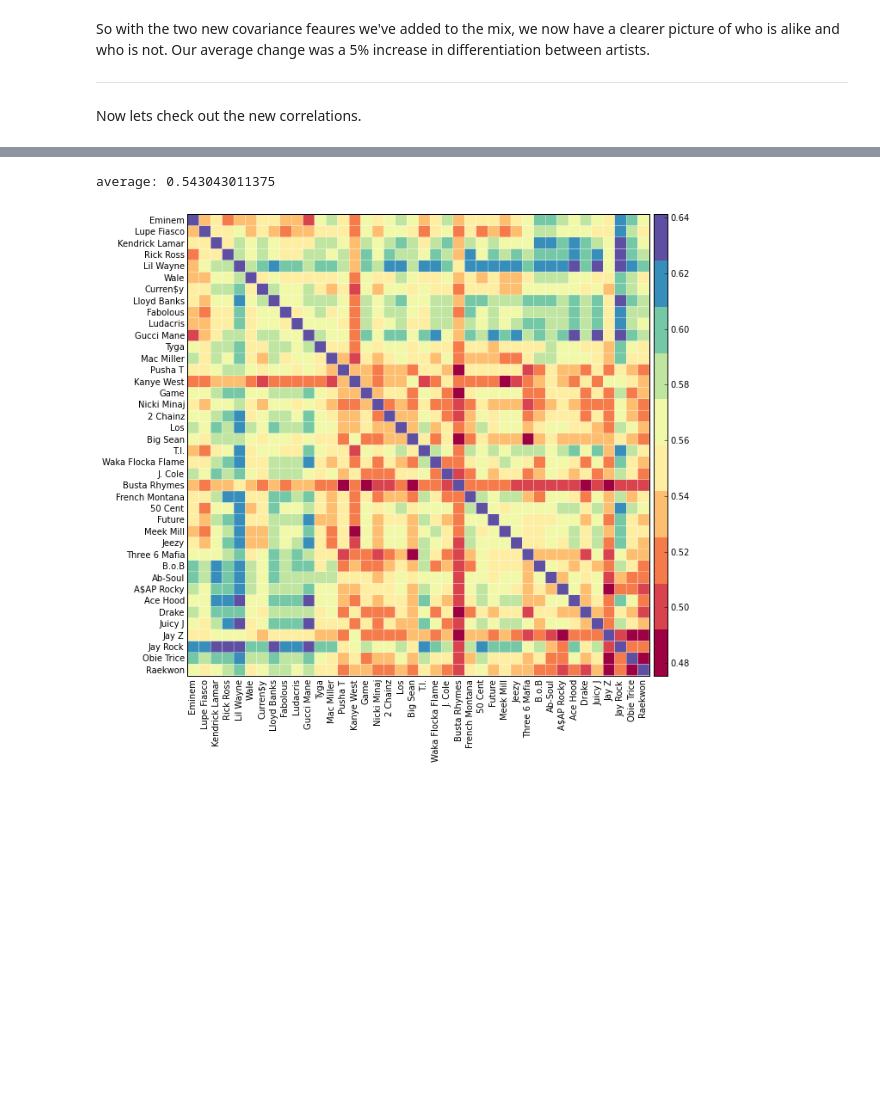
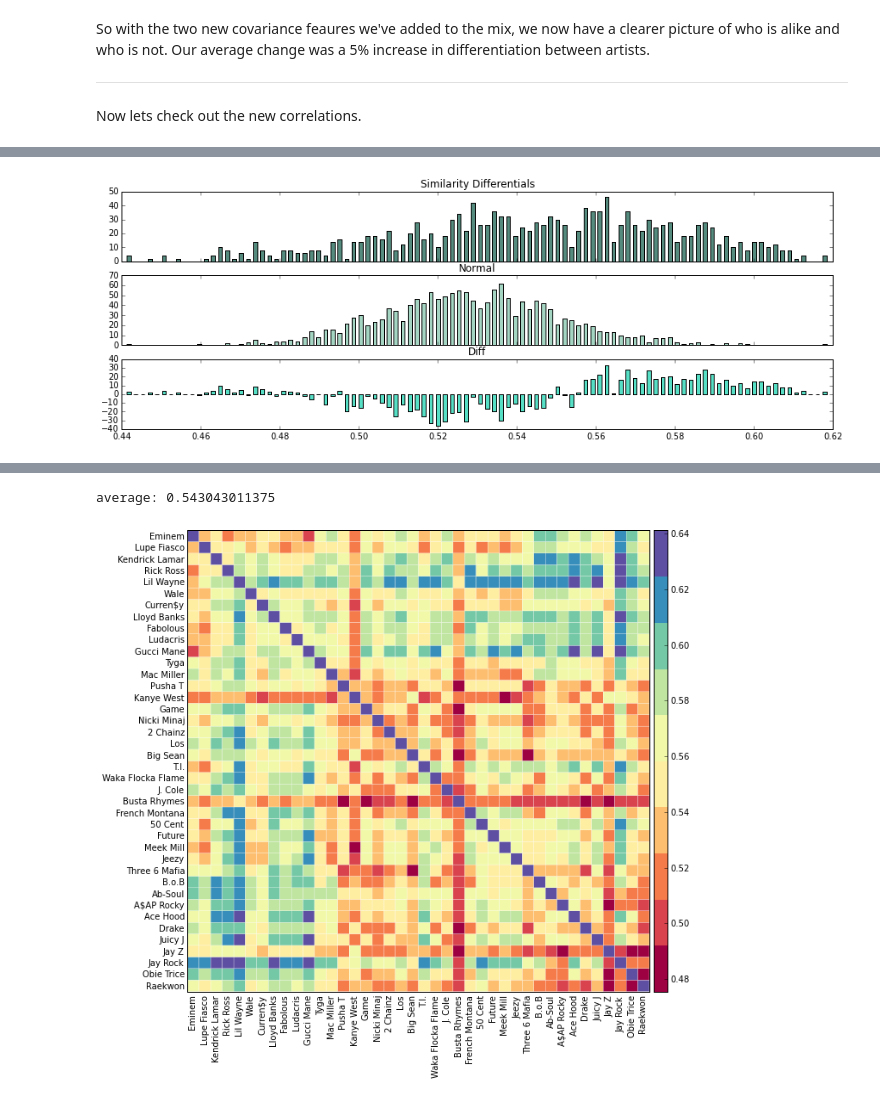
Before and after one commit to baronvonbadguy/genius-scraper, a Jupyter notebook: Exploration.ipynb, the cells around one changed output, grey strips where cells are left out. Cells and saved outputs as stored; diff of their text form; code cells hidden in the pictures; blank space fills up the shorter version.

```diff
--- a/Exploration.ipynb
+++ b/Exploration.ipynb
@@ -403,0 +412,27 @@ Let's try something similar with hooks.
+# %%
+def compare_spread_to_norm(df, ceiling=1, bin_size=100, bar_width=0):
+    if not bar_width:
+        bar_width = .1 / bin_size
+    corr = np.array(df[df < ceiling].values)
+    corr = corr[np.isfinite(corr)]
+    corrh, corrh_bins = np.histogram(corr, bins=bin_size)
+
+    #computes weighted average of corr center by using histogram bins as weights
+    corr_center = np.average(corrh_bins[:bin_size], weights=corrh)
+    normal = np.random.normal(corr_center, np.std(corr), len(corr))
+    normalh, normalh_bins = np.histogram(normal, bins=bin_size)
+
+    diffh = corrh - normalh
+    xaxis_range = corrh_bins[:bin_size]
+
+    f, (ax1, ax2, ax3) = plt.subplots(3, 1, sharex=True)
+    ax1.bar(xaxis_range, corrh, bar_width, color=["#558B7E"])
+    ax1.set_title('Similarity Differentials')
+    ax2.bar(xaxis_range, normalh, bar_width, color=["#A4D5C3"])
+    ax2.set_title('Normal')
+    ax3.bar(xaxis_range, diffh, bar_width, color=["#57DFC6"])
+    ax3.set_title('Diff')
+
+compare_spread_to_norm(dfc2)
+# %% [output]
+[figure, added]
```
Also changed, not shown: parts of 23 cells of this notebook.
